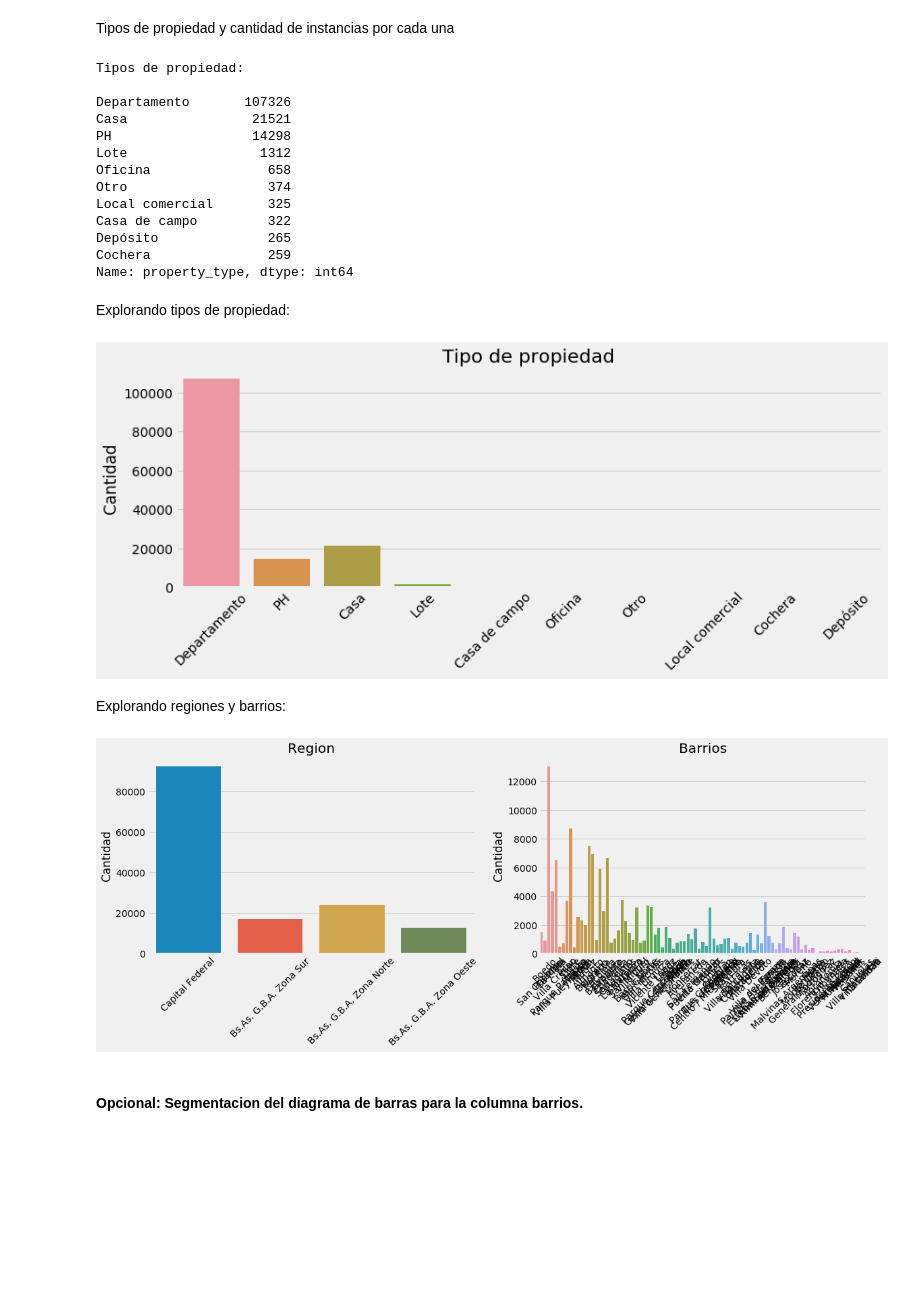
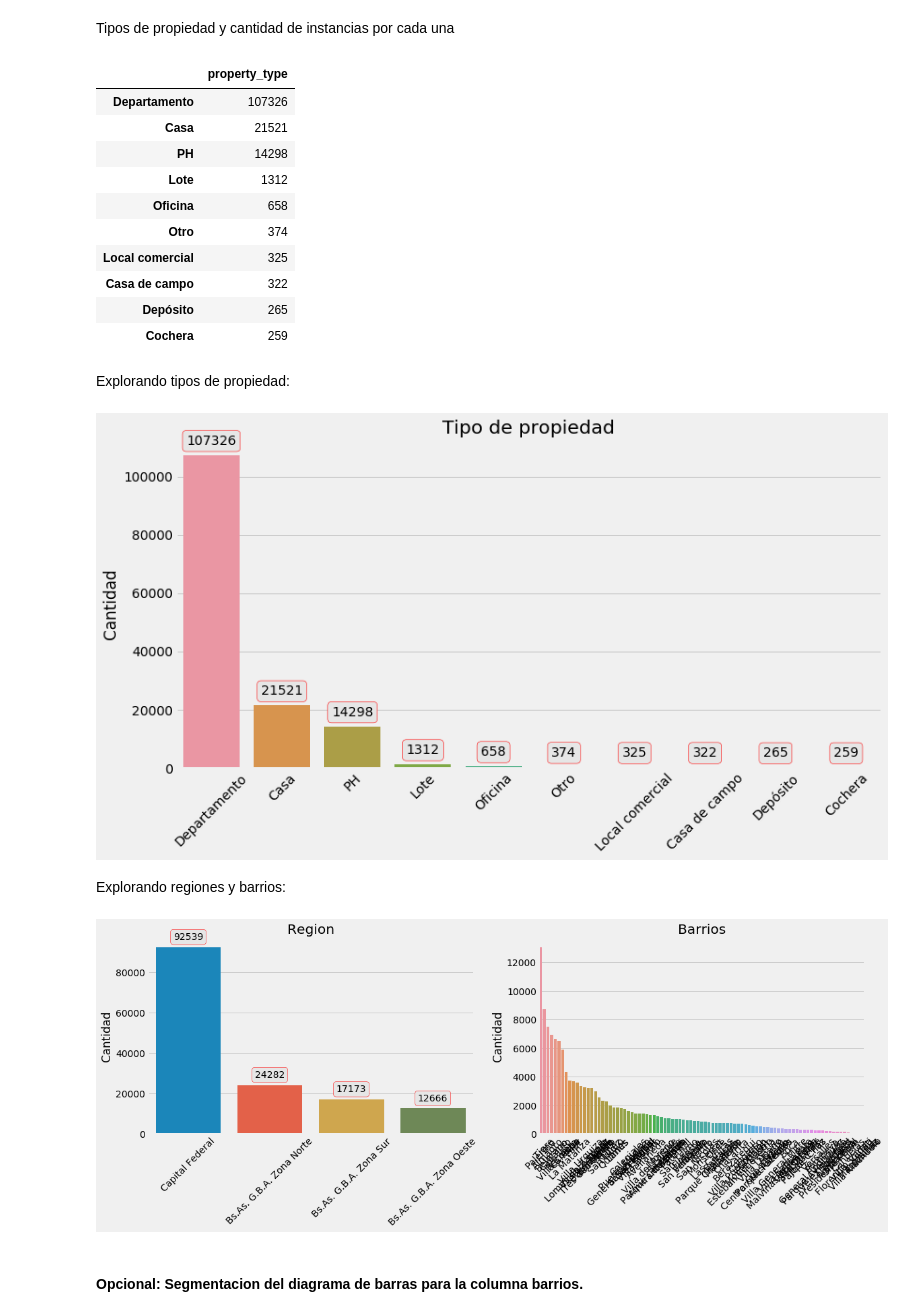
Before and after one commit to edcalderin/Mercado_inmobiliario, a Jupyter notebook: mercado_inmobiliario.ipynb, the cells around one changed output. Drawn from its saved outputs; the diff is of its cells as text; code cells hidden in the pictures; blank space fills up the shorter version.

```diff
--- a/mercado_inmobiliario.ipynb
+++ b/mercado_inmobiliario.ipynb
@@ -40,4 +40,5 @@ data.shape
 # %% [markdown]
 Las columnas "l2" y "l3" se usaran frecuentemente para analisis graficos, por lo tanto es mejor recordar su significado.
 # %%
-data.rename(columns={'l2':'region', 'l3':'neighborhood'}, inplace=True)
+cols_rename = {'l2': 'region', 'l3': 'neighborhood'}
+data.rename(columns=cols_rename, inplace=True)
@@ -43,0 +49,2 @@ data.rename(columns={'l2':'region', 'l3':'neighborhood'}, inplace=True)
+# %%
+INDISTINCT_COLUMNS = ['operation_type', 'currency', 'l1']
@@ -43,0 +58,3 @@ data.rename(columns={'l2':'region', 'l3':'neighborhood'}, inplace=True)
+# %%
+data.drop(columns=INDISTINCT_COLUMNS+['created_on'], inplace=True)
+data.shape
@@ -73,42 +104,38 @@ dtype: int64
 # %% [markdown]
 Tipos de propiedad y cantidad de instancias por cada una
 # %%
-propertyTypes=data['property_type'].value_counts()
-print('Tipos de propiedad: ', propertyTypes, sep='\n\n')
+propertyTypes = data['property_type'].value_counts()
+pd.DataFrame(propertyTypes)
 # %% [output]
-Tipos de propiedad:
-
-Departamento       107326
-Casa                21521
-PH                  14298
-Lote                 1312
-Oficina               658
-Otro                  374
-Local comercial       325
-Casa de campo         322
-Depósito              265
-Cochera               259
-Name: property_type, dtype: int64
+|  | property_type |
+| Departamento | 107326 |
+| Casa | 21521 |
+| PH | 14298 |
+| Lote | 1312 |
+| Oficina | 658 |
+| Otro | 374 |
+| Local comercial | 325 |
+| Casa de campo | 322 |
+| Depósito | 265 |
+| Cochera | 259 |
 # %% [markdown]
 Explorando tipos de propiedad:
 # %%
-plt.figure(figsize=(12,4))
-Utils.generate_barplot(data, 'property_type', 'Tipo de propiedad')
-plt.savefig('images/tipos_propiedad.png', optimize=True)
+plt.figure(figsize=(12, 6))
+Utils.generate_barplot(data, 'property_type', 'Tipo de propiedad', True)
 # %% [output]
-[figure, old version]
+[figure, new version]
 # %% [markdown]
 Explorando regiones y barrios:
 # %%
-plt.figure(figsize=(17,5))
-plt.subplot(1,2,1)
-Utils.generate_barplot(data, 'l2', 'Region')
-plt.subplot(1,2,2)
-Utils.generate_barplot(data, 'l3', 'Barrios')
-plt.savefig('images/regios_barrios.png')
+plt.figure(figsize=(17, 5))
+plt.subplot(1, 2, 1)
+Utils.generate_barplot(data, 'region', 'Region', True)
+plt.subplot(1, 2, 2)
+Utils.generate_barplot(data, 'neighborhood', 'Barrios')
 plt.show()
 # %% [output]
-[figure, old version]
+[figure, new version]
 # %% [markdown]
 #### Opcional: Segmentacion del diagrama de barras para la columna barrios. ####
 # %% [markdown]
```
Also changed, not shown: parts of 59 cells of this notebook, 6 other files.
